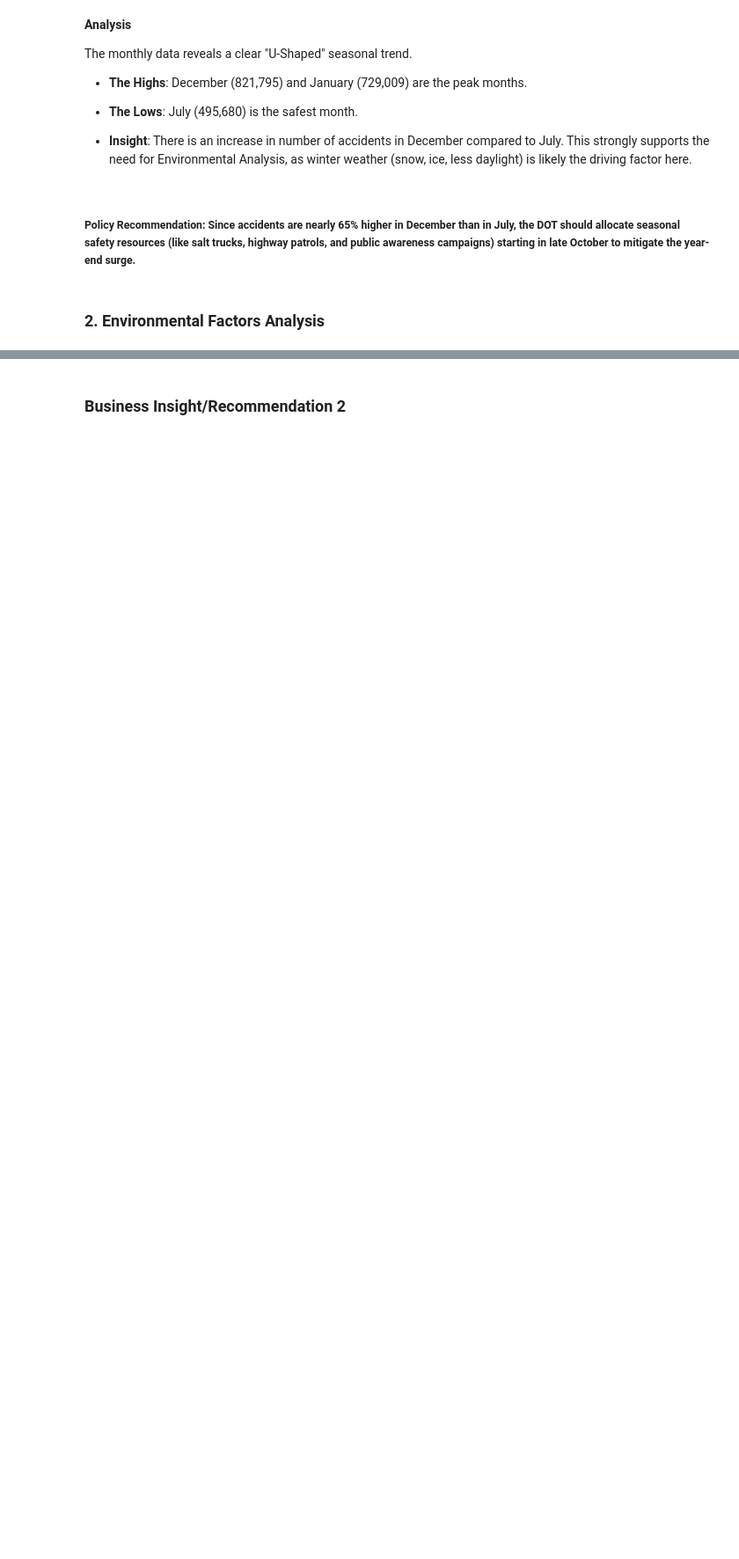
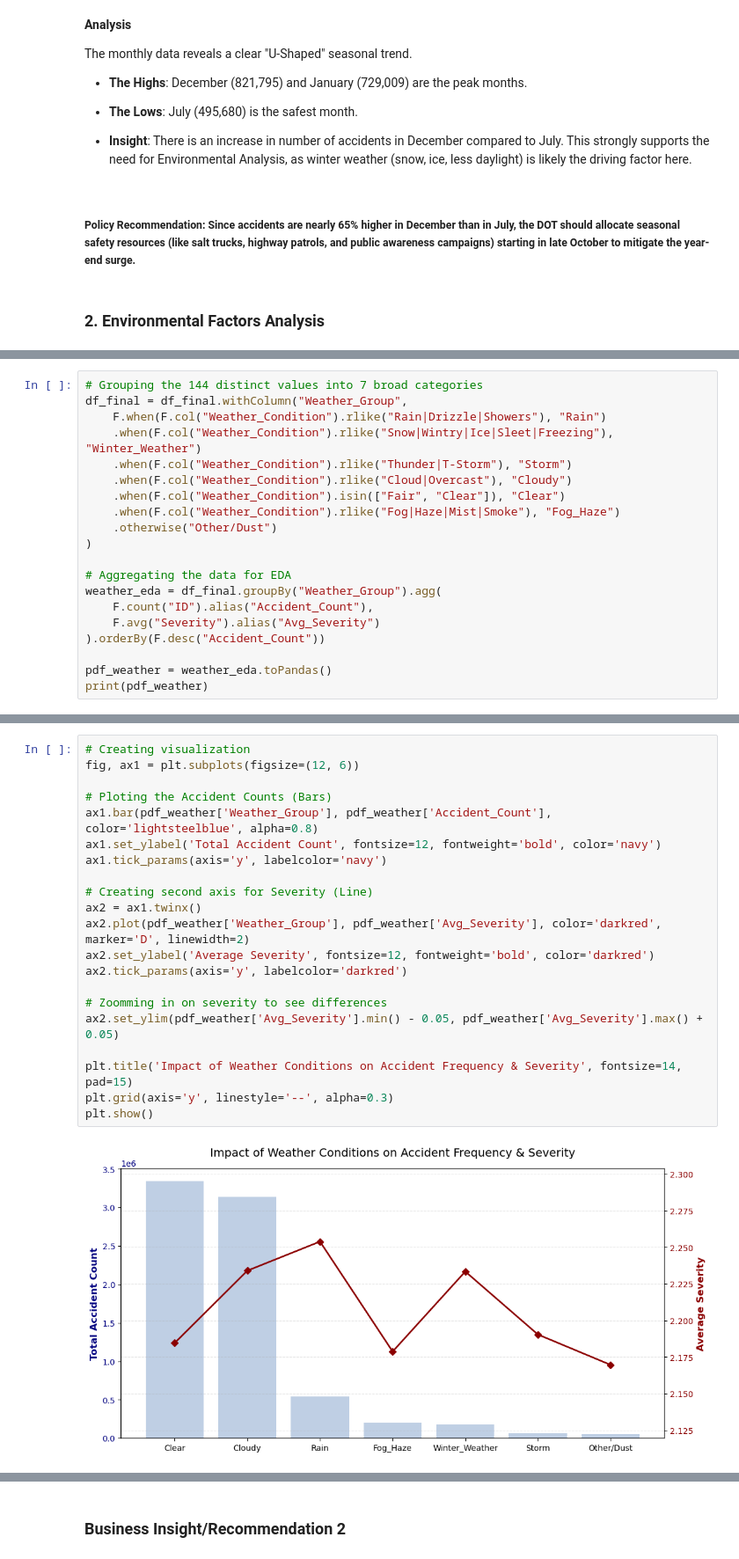
Before and after one commit to AAshishG70/us_traffic_accidents_analysis, a Jupyter notebook: us_traffic_accidents_analysis.ipynb, the cells around one changed output, grey strips where cells are left out. Shown at 88% size. Drawn from its saved outputs; the diff is of its cells as text; blank space fills up the shorter version.

```diff
--- a/us_traffic_accidents_analysis.ipynb
+++ b/us_traffic_accidents_analysis.ipynb
@@ -524,0 +485,20 @@ py4j.protocol.Py4JNetworkError: Error while sending or receiving
+# %%
+# Grouping the 144 distinct values into 7 broad categories
+df_final = df_final.withColumn("Weather_Group",
+    F.when(F.col("Weather_Condition").rlike("Rain|Drizzle|Showers"), "Rain")
+    .when(F.col("Weather_Condition").rlike("Snow|Wintry|Ice|Sleet|Freezing"), "Winter_Weather")
+    .when(F.col("Weather_Condition").rlike("Thunder|T-Storm"), "Storm")
+    .when(F.col("Weather_Condition").rlike("Cloud|Overcast"), "Cloudy")
+    .when(F.col("Weather_Condition").isin(["Fair", "Clear"]), "Clear")
+    .when(F.col("Weather_Condition").rlike("Fog|Haze|Mist|Smoke"), "Fog_Haze")
+    .otherwise("Other/Dust")
+)
+
+# Aggregating the data for EDA
+weather_eda = df_final.groupBy("Weather_Group").agg(
+    F.count("ID").alias("Accident_Count"),
+    F.avg("Severity").alias("Avg_Severity")
+).orderBy(F.desc("Accident_Count"))
+
+pdf_weather = weather_eda.toPandas()
+print(pdf_weather)
@@ -524,0 +514,23 @@ py4j.protocol.Py4JNetworkError: Error while sending or receiving
+# %%
+# Creating visualization
+fig, ax1 = plt.subplots(figsize=(12, 6))
+
+# Ploting the Accident Counts (Bars)
+ax1.bar(pdf_weather['Weather_Group'], pdf_weather['Accident_Count'], color='lightsteelblue', alpha=0.8)
+ax1.set_ylabel('Total Accident Count', fontsize=12, fontweight='bold', color='navy')
+ax1.tick_params(axis='y', labelcolor='navy')
+
+# Creating second axis for Severity (Line)
+ax2 = ax1.twinx()
+ax2.plot(pdf_weather['Weather_Group'], pdf_weather['Avg_Severity'], color='darkred', marker='D', linewidth=2)
+ax2.set_ylabel('Average Severity', fontsize=12, fontweight='bold', color='darkred')
+ax2.tick_params(axis='y', labelcolor='darkred')
+
+# Zoomming in on severity to see differences
+ax2.set_ylim(pdf_weather['Avg_Severity'].min() - 0.05, pdf_weather['Avg_Severity'].max() + 0.05)
+
+plt.title('Impact of Weather Conditions on Accident Frequency & Severity', fontsize=14, pad=15)
+plt.grid(axis='y', linestyle='--', alpha=0.3)
+plt.show()
+# %% [output]
+[figure, added]
```
Also changed, not shown: parts of 46 cells of this notebook.
